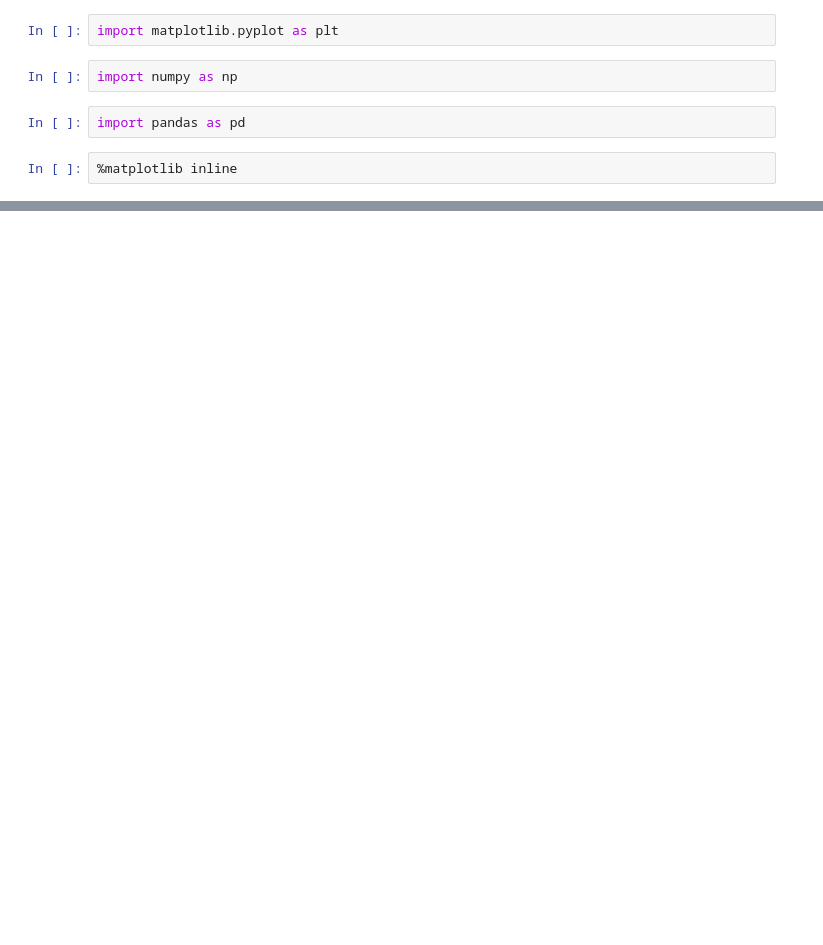
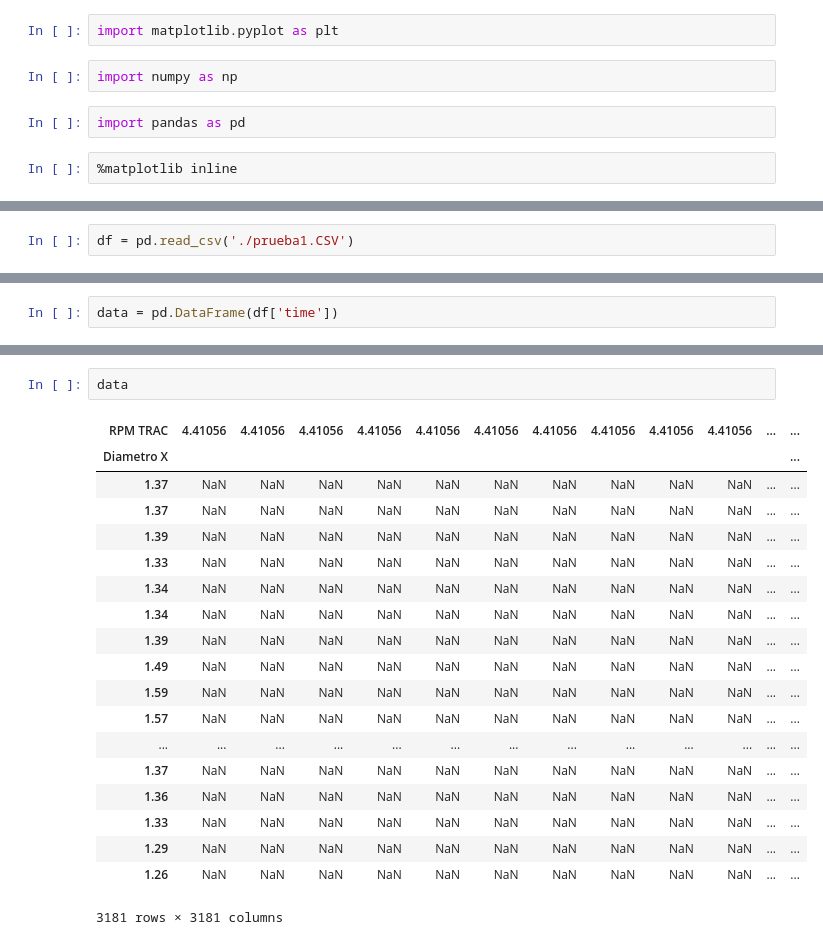
Before and after one commit to darkomen/TFG, a Jupyter notebook: medidas/22072015/prueba1.ipynb, the cells around one changed output, grey strips where cells are left out. Saved outputs shown, nothing was run; the diff lists cells and outputs as text; blank space fills up the shorter version.

```diff
--- a/medidas/22072015/prueba1.ipynb
+++ b/medidas/22072015/prueba1.ipynb
@@ -87,0 +9,2 @@ Name: timestamp, dtype: object
+# %%
+df = pd.read_csv('./prueba1.CSV')
@@ -87,0 +34,2 @@ Name: timestamp, dtype: object
+# %%
+data = pd.DataFrame(df['time'])
@@ -87,0 +79,22 @@ Name: timestamp, dtype: object
+# %%
+data
+# %% [output]
+| RPM TRAC | 4.41056 | 4.41056 | 4.41056 | 4.41056 | 4.41056 | 4.41056 | 4.41056 | 4.41056 | 4.41056 | 4.41056 | ... | ... |
+| Diametro X |  |  |  |  |  |  |  |  |  |  |  | ... |
+| 1.37 | NaN | NaN | NaN | NaN | NaN | NaN | NaN | NaN | NaN | NaN | ... | ... |
+| 1.37 | NaN | NaN | NaN | NaN | NaN | NaN | NaN | NaN | NaN | NaN | ... | ... |
+| 1.39 | NaN | NaN | NaN | NaN | NaN | NaN | NaN | NaN | NaN | NaN | ... | ... |
+| 1.33 | NaN | NaN | NaN | NaN | NaN | NaN | NaN | NaN | NaN | NaN | ... | ... |
+| 1.34 | NaN | NaN | NaN | NaN | NaN | NaN | NaN | NaN | NaN | NaN | ... | ... |
+| 1.34 | NaN | NaN | NaN | NaN | NaN | NaN | NaN | NaN | NaN | NaN | ... | ... |
+| 1.39 | NaN | NaN | NaN | NaN | NaN | NaN | NaN | NaN | NaN | NaN | ... | ... |
+| 1.49 | NaN | NaN | NaN | NaN | NaN | NaN | NaN | NaN | NaN | NaN | ... | ... |
+| 1.59 | NaN | NaN | NaN | NaN | NaN | NaN | NaN | NaN | NaN | NaN | ... | ... |
+| 1.57 | NaN | NaN | NaN | NaN | NaN | NaN | NaN | NaN | NaN | NaN | ... | ... |
+| ... | ... | ... | ... | ... | ... | ... | ... | ... | ... | ... | ... | ... |
+| 1.37 | NaN | NaN | NaN | NaN | NaN | NaN | NaN | NaN | NaN | NaN | ... | ... |
+| 1.36 | NaN | NaN | NaN | NaN | NaN | NaN | NaN | NaN | NaN | NaN | ... | ... |
+| 1.33 | NaN | NaN | NaN | NaN | NaN | NaN | NaN | NaN | NaN | NaN | ... | ... |
+| 1.29 | NaN | NaN | NaN | NaN | NaN | NaN | NaN | NaN | NaN | NaN | ... | ... |
+| 1.26 | NaN | NaN | NaN | NaN | NaN | NaN | NaN | NaN | NaN | NaN | ... | ... |
+3181 rows × 3181 columns
```
Also changed, not shown: parts of 11 cells of this notebook, 2 other files.
